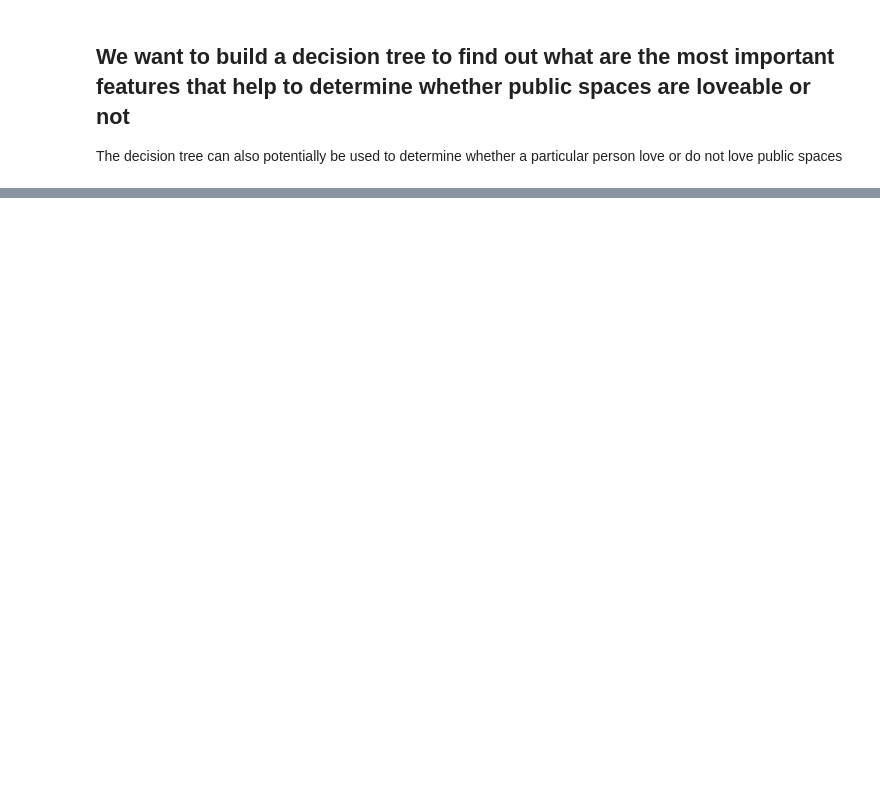
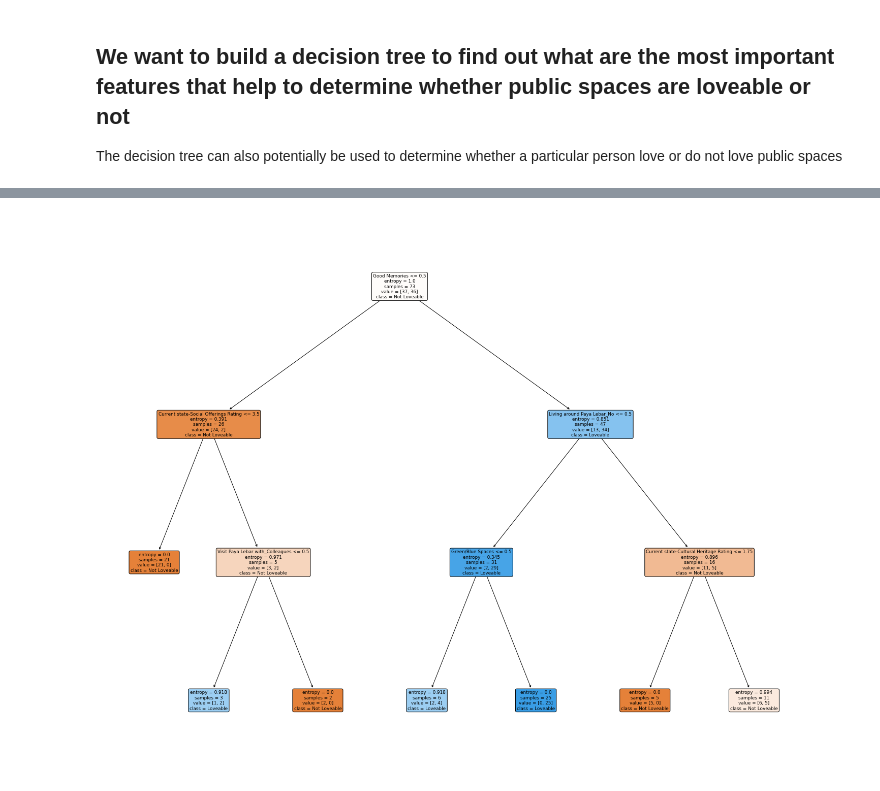
Before and after one commit to wanning-lee-2018/SMT202Proj, a Jupyter notebook: DT_LR.ipynb, the cells around one changed output, grey strips where cells are left out. Saved outputs shown, nothing was run; the diff lists cells and outputs as text; code cells hidden in the pictures; blank space fills up the shorter version.

```diff
--- a/DT_LR.ipynb
+++ b/DT_LR.ipynb
@@ -101,3 +134,25 @@ Image(graph.create_png())
+# %%
+#visualise decision tree
+from sklearn import tree
+from matplotlib import pyplot as plt
+#https://mljar.com/blog/visualize-decision-tree/
+fig = plt.figure(figsize=(25,20))
+# dt_viz = tree.plot_tree(dt,
+#                    feature_names = dt.feature_names_in_, class_names=dt.classes_.astype(str),
+#                    filled=True, rounded=True,proportion=True)
+dt_viz = tree.plot_tree(dt,
+                   feature_names = dt.feature_names_in_, class_names=["Not Loveable","Loveable"],
+                   filled=True, rounded=True,proportion=False)
+#https://matplotlib.org/stable/api/_as_gen/matplotlib.pyplot.savefig.html
+fig.savefig("decision_tree.png", facecolor="white")
+#note the features nearer to the root of the decision tree doesn't necessarily means that it is the most important feature
+#refer to feature importance calculation below
+#note the left side of the split means "Yes, lesser than or equal to the threshold"
+#https://stackoverflow.com/questions/64404487/how-to-change-features-threshold-of-decision-trees-after-applying-one-hot-encode
+#Note Living around Paya Lebar No <= 0.5 means living around Paya Lebar NIL =0, if >=0.5 than it means that
+#living around Paya Lebar is 1. because the one-hot-encoded values have binary values of 0 or 1
+# %% [output]
+[figure, added]
 # %%
 #evaluation metrics for the classification model
 from sklearn.metrics import confusion_matrix
```
Also changed, not shown: parts of 19 cells of this notebook, 4 other files.
